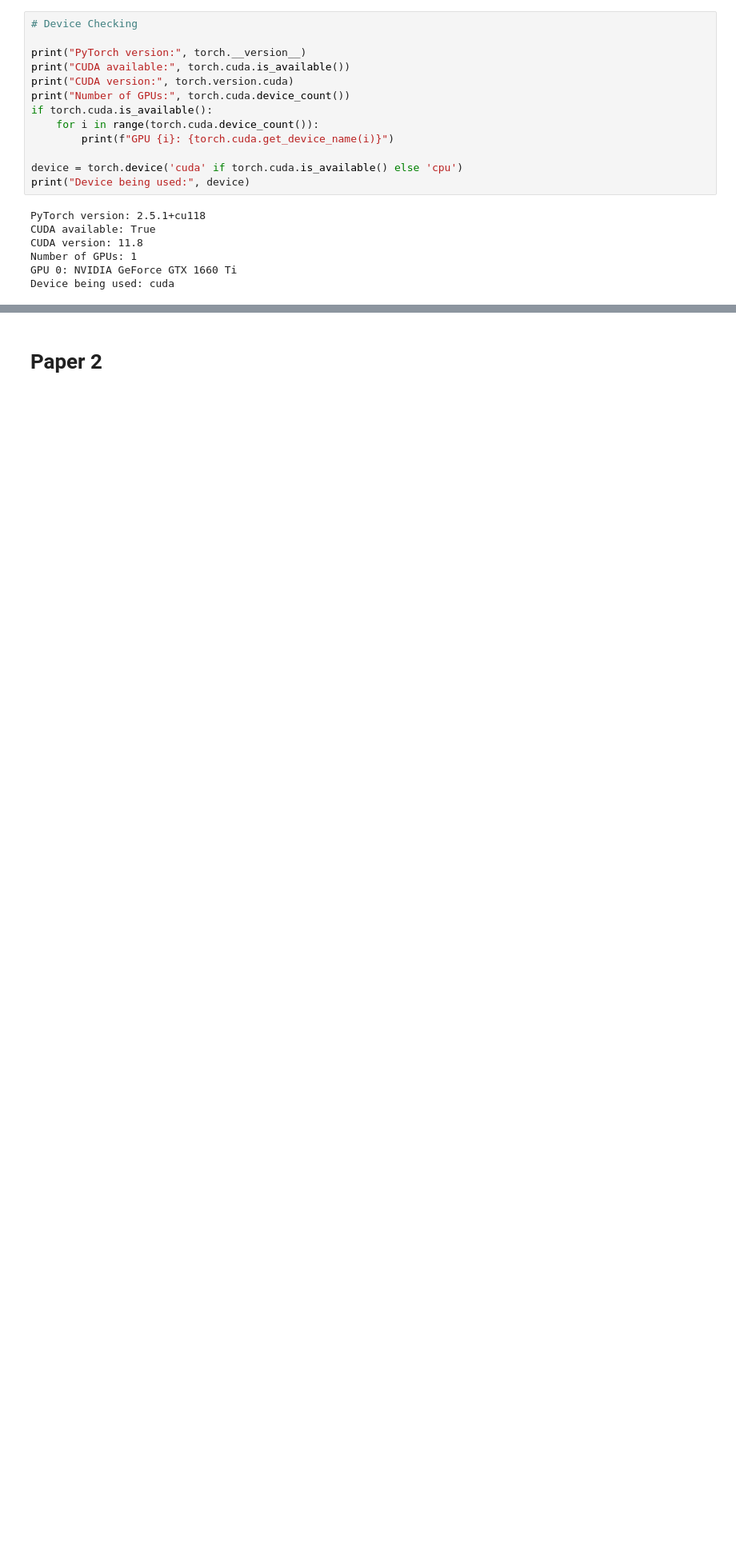
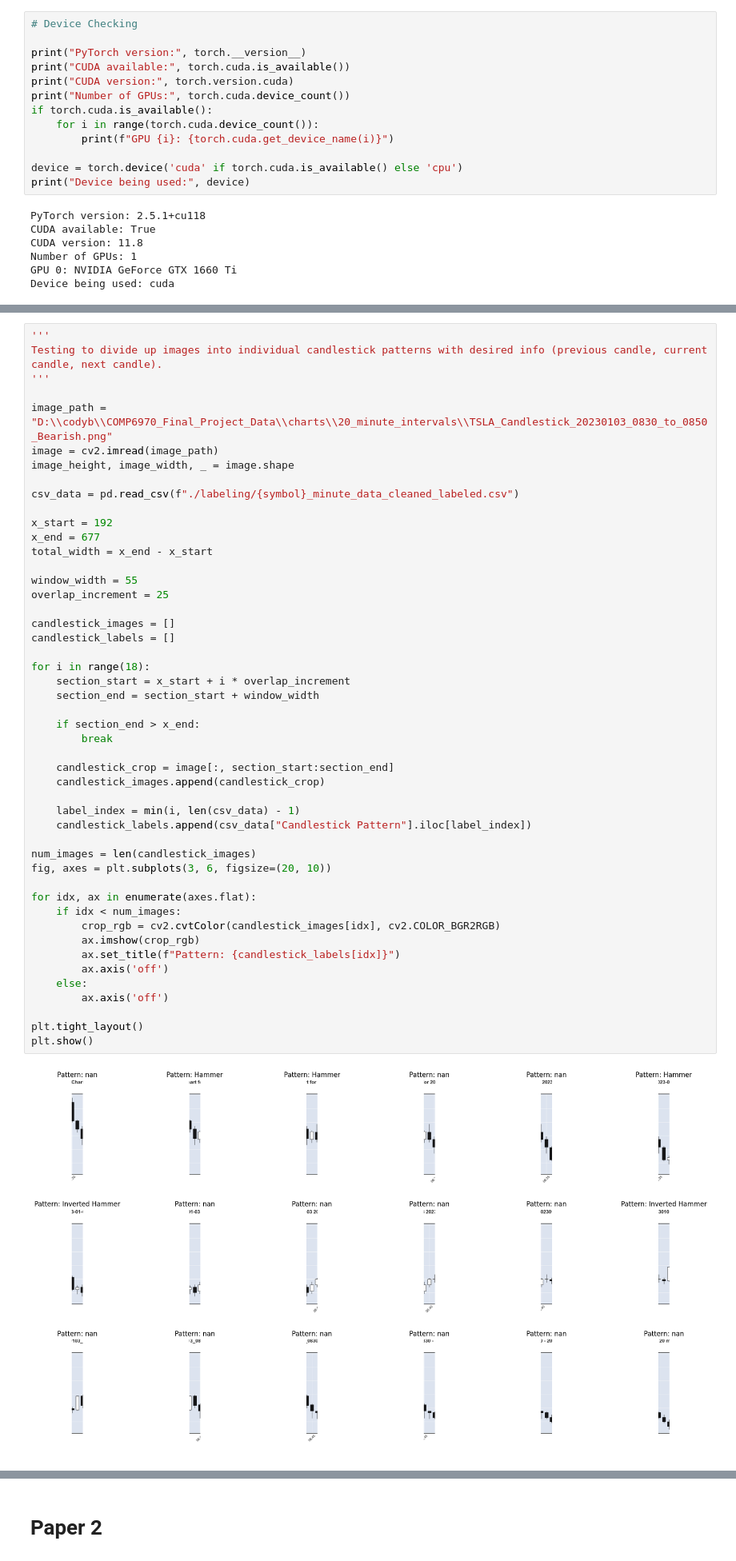
Before and after one commit to cbn0006/COMP6970, a Jupyter notebook: Final Project/COMP 6970 Final Project.ipynb, the cells around one changed output, grey strips where cells are left out. Shown at 80% size. Saved outputs shown, nothing was run; the diff lists cells and outputs as text; blank space fills up the shorter version.

```diff
--- a/Final Project/COMP 6970 Final Project.ipynb
+++ b/Final Project/COMP 6970 Final Project.ipynb
@@ -74,0 +346,50 @@ Device being used: cuda
+# %%
+'''
+Testing to divide up images into individual candlestick patterns with desired info (previous candle, current candle, next candle).
+'''
+
+image_path = "D:\\codyb\\COMP6970_Final_Project_Data\\charts\\20_minute_intervals\\TSLA_Candlestick_20230103_0830_to_0850_Bearish.png"
+image = cv2.imread(image_path)
+image_height, image_width, _ = image.shape
+
+csv_data = pd.read_csv(f"./labeling/{symbol}_minute_data_cleaned_labeled.csv")
+
+x_start = 192
+x_end = 677
+total_width = x_end - x_start
+
+window_width = 55
+overlap_increment = 25
+
+candlestick_images = []
+candlestick_labels = []
+
+for i in range(18):
+    section_start = x_start + i * overlap_increment
+    section_end = section_start + window_width
+
+    if section_end > x_end:
+        break
+
+    candlestick_crop = image[:, section_start:section_end]
+    candlestick_images.append(candlestick_crop)
+
+    label_index = min(i, len(csv_data) - 1)
+    candlestick_labels.append(csv_data["Candlestick Pattern"].iloc[label_index])
+
+num_images = len(candlestick_images)
+fig, axes = plt.subplots(3, 6, figsize=(20, 10))
+
+for idx, ax in enumerate(axes.flat):
+    if idx < num_images:
+        crop_rgb = cv2.cvtColor(candlestick_images[idx], cv2.COLOR_BGR2RGB)
+        ax.imshow(crop_rgb)
+        ax.set_title(f"Pattern: {candlestick_labels[idx]}")
+        ax.axis('off')
+    else:
+        ax.axis('off')
+
+plt.tight_layout()
+plt.show()
+# %% [output]
+[figure, added]
```
Also changed, not shown: parts of 33 cells of this notebook, 9 other files.
